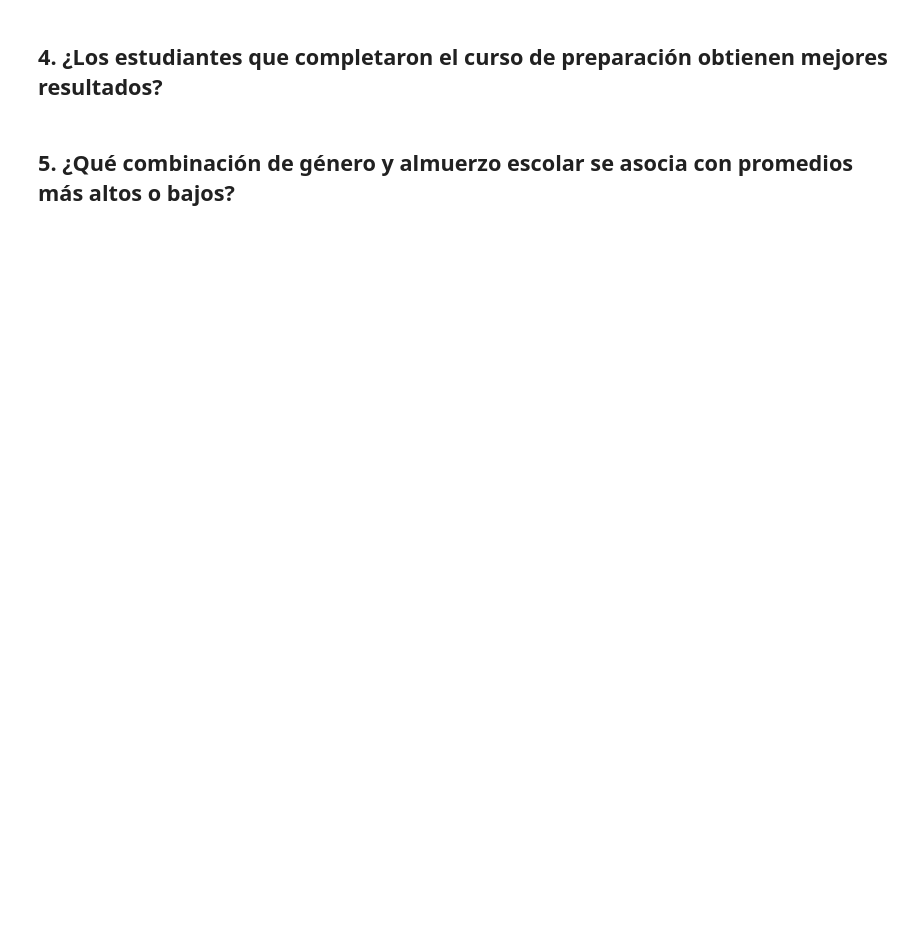
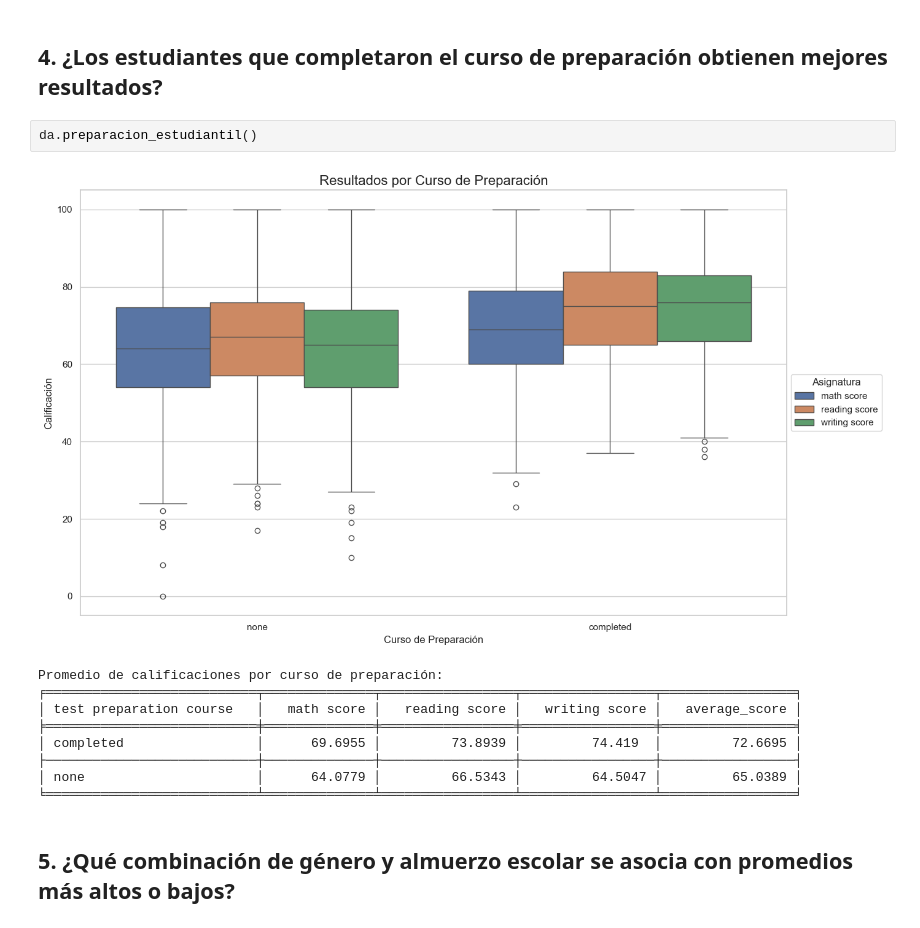
Before and after one commit to driosoft-pro/dataEducacion, a Jupyter notebook: data_analysis.ipynb, the cells around one changed output. Drawn from its saved outputs; the diff is of its cells as text; blank space fills up the shorter version.

```diff
--- a/data_analysis.ipynb
+++ b/data_analysis.ipynb
@@ -148,4 +172,16 @@ ValueError: Could not interpret value `average_score` for `y`. An entry with thi
 # %% [markdown]
 ## 4. ¿Los estudiantes que completaron el curso de preparación obtienen mejores resultados?
+# %%
+da.preparacion_estudiantil()
+# %% [output]
+[figure, added]
+Promedio de calificaciones por curso de preparación:
+╒═══════════════════════════╤══════════════╤═════════════════╤═════════════════╤═════════════════╕
+│ test preparation course   │   math score │   reading score │   writing score │   average_score │
+╞═══════════════════════════╪══════════════╪═════════════════╪═════════════════╪═════════════════╡
+│ completed                 │      69.6955 │         73.8939 │         74.419  │         72.6695 │
+├───────────────────────────┼──────────────┼─────────────────┼─────────────────┼─────────────────┤
+│ none                      │      64.0779 │         66.5343 │         64.5047 │         65.0389 │
+╘═══════════════════════════╧══════════════╧═════════════════╧═════════════════╧═════════════════╛
 # %% [markdown]
 ## 5. ¿Qué combinación de género y almuerzo escolar se asocia con promedios más altos o bajos?
```
Also changed, not shown: parts of 11 cells of this notebook, 22 other files.
